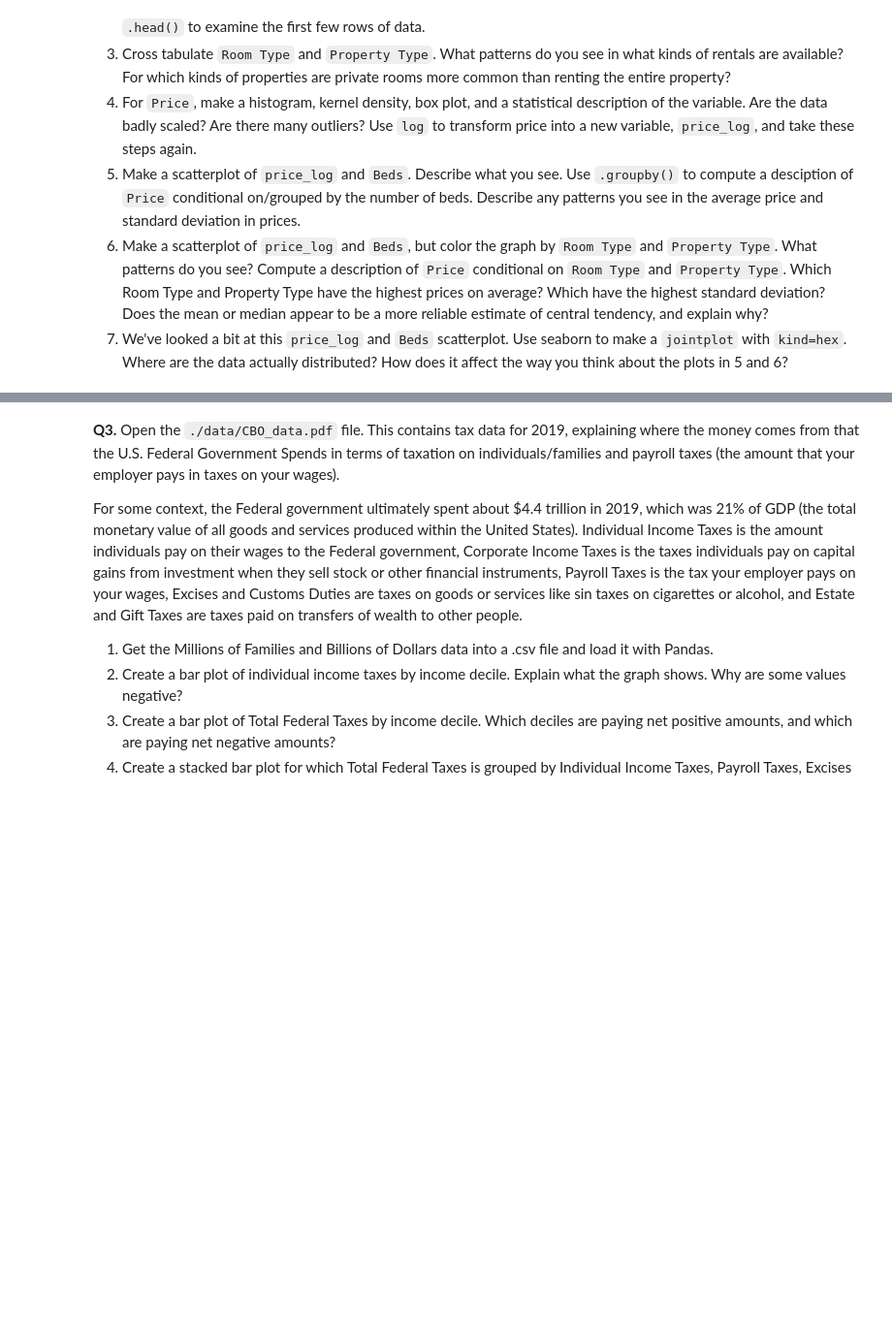
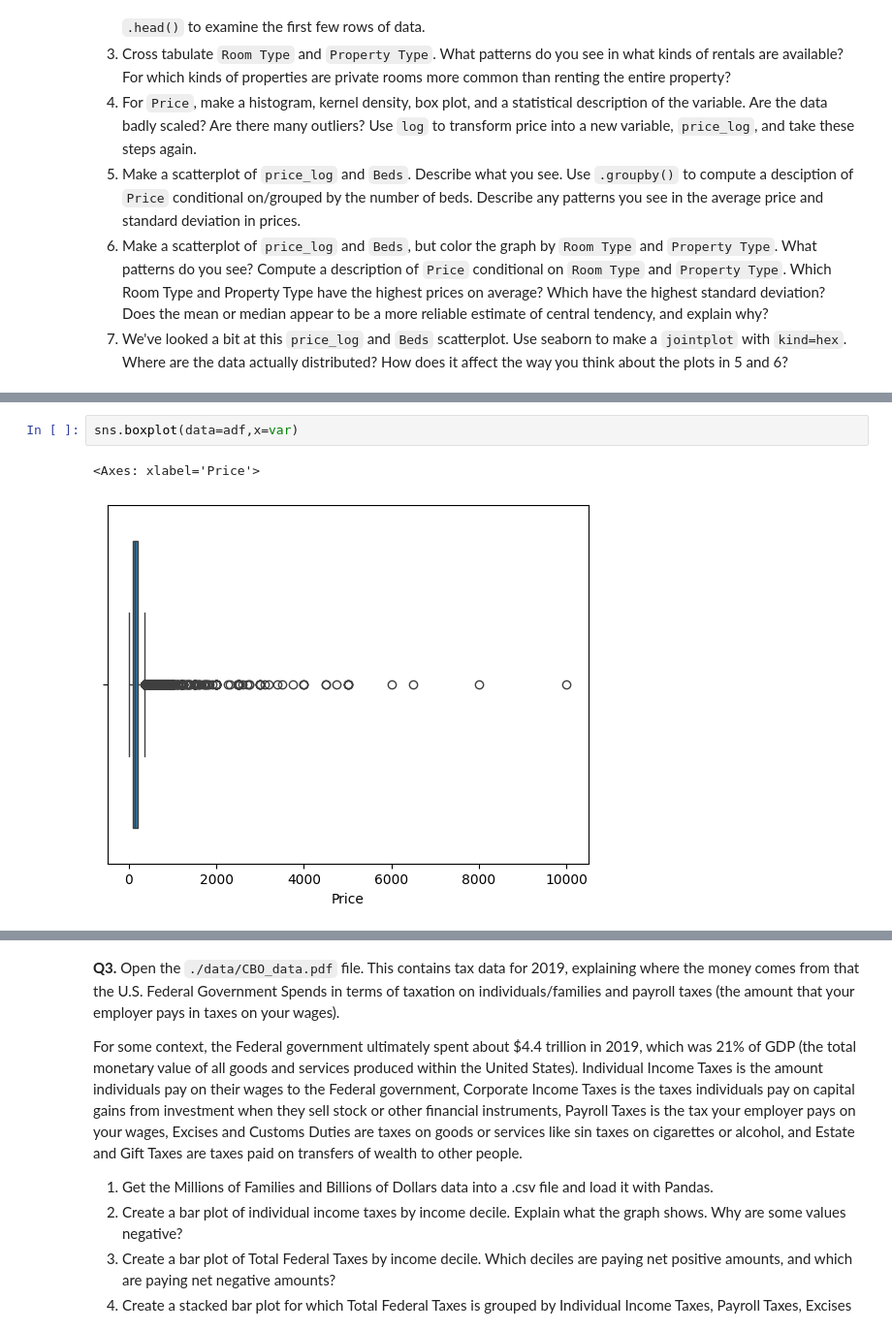
Before and after one commit to annacfisher/visualization, a Jupyter notebook: assignment/assignment.ipynb, the cells around one changed output, grey strips where cells are left out. Shown at 97% size. Cells and saved outputs as stored; diff of their text form; blank space fills up the shorter version.

```diff
--- a/assignment/assignment.ipynb
+++ b/assignment/assignment.ipynb
@@ -230,0 +304,5 @@ sns.scatterplot(data=df, y='grad_100_value',x="aid_value",hue="level")
+# %%
+sns.boxplot(data=adf,x=var)
+# %% [output]
+<Axes: xlabel='Price'>
+[figure, added]
```
Also changed, not shown: parts of 24 cells of this notebook.
